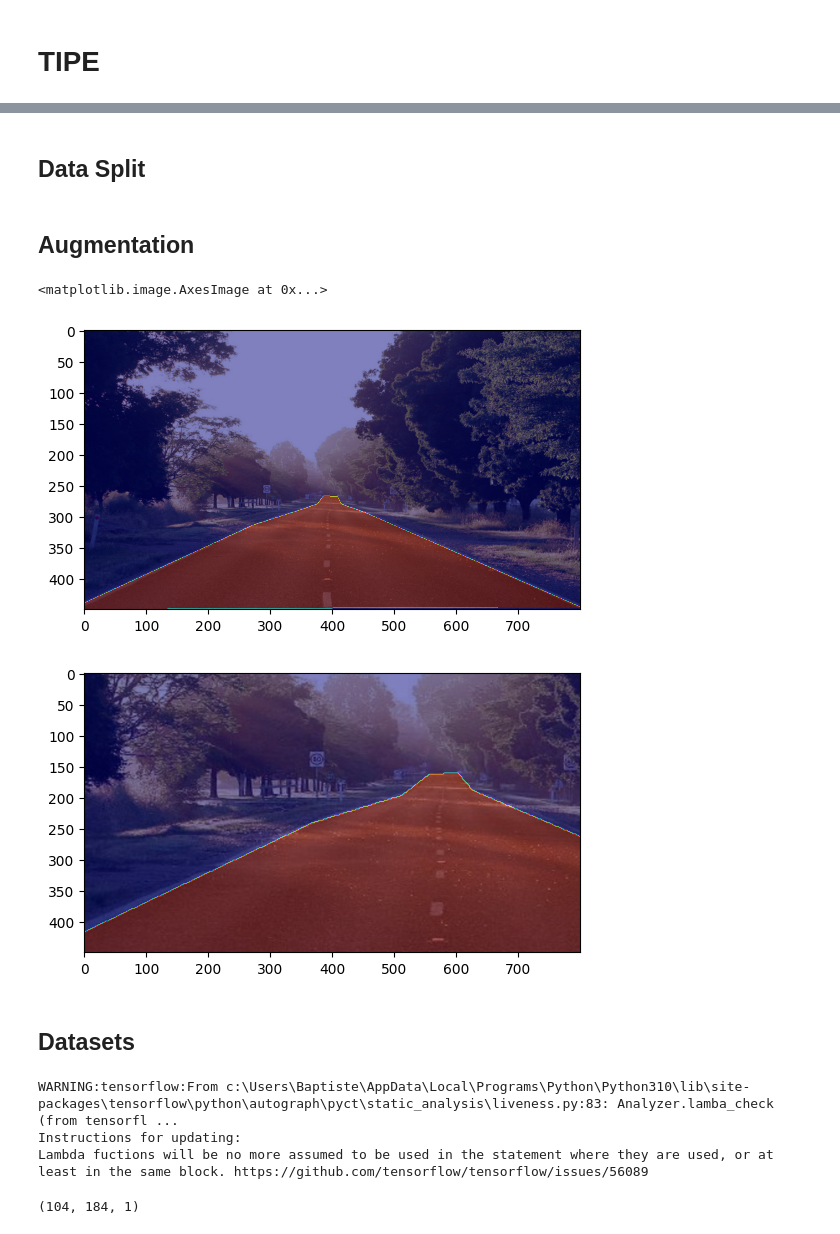
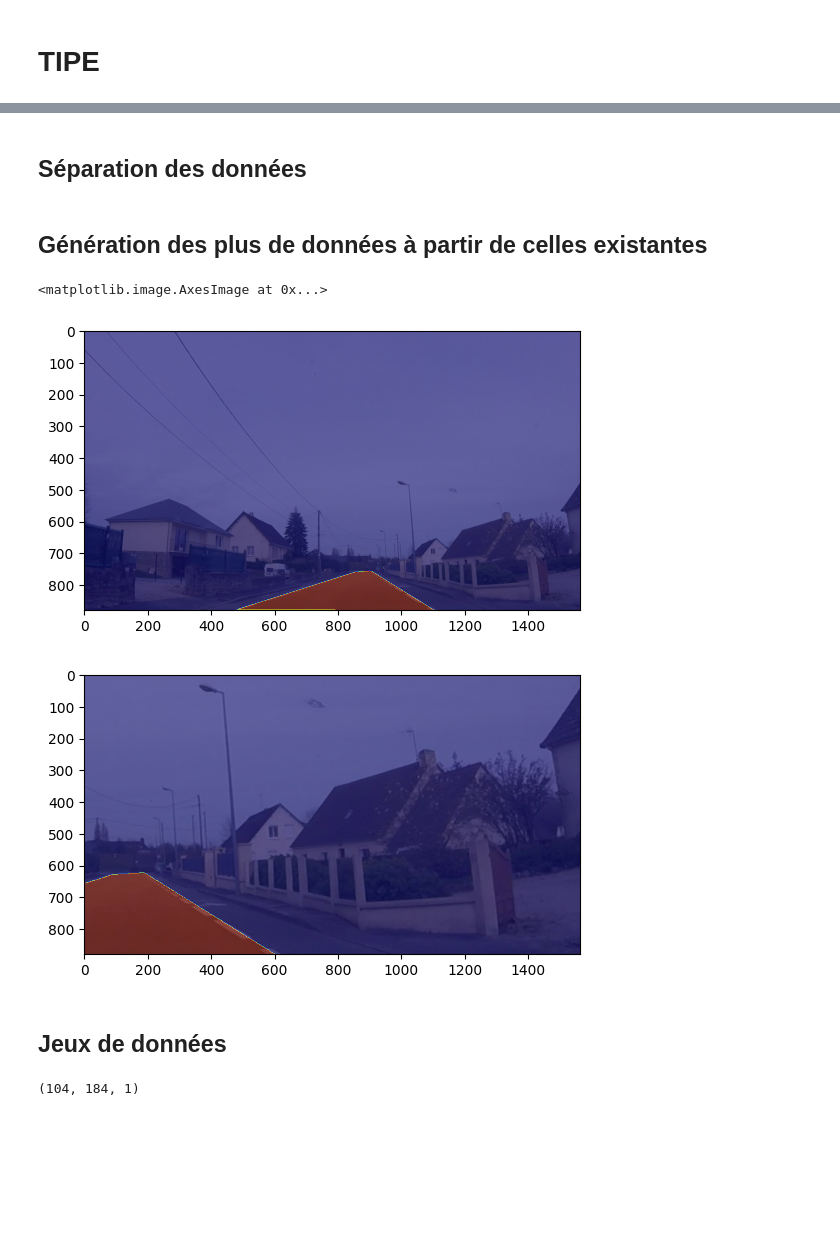
Before and after one commit to tekvalir/TIPE_recognition, a Jupyter notebook: TIPE.ipynb, the cells around one changed output, grey strips where cells are left out. Cells and saved outputs as stored; diff of their text form; code cells hidden in the pictures; blank space fills up the shorter version.

Commit message:
Changement de forme, Entrainement et étude sur des vraies données

```diff
--- a/TIPE.ipynb
+++ b/TIPE.ipynb
@@ -44,5 +44,5 @@ plt.show()
 # %% [markdown]
-## Data Split
+## Séparation des données
 # %%
 # Here split images into three folders: train / test / val
 # Need enough amount of images
@@ -58,25 +58,26 @@ plt.show()
 # %% [markdown]
-## Augmentation
+## Génération des plus de données à partir de celles existantes
 # %%
 import albumentations as alb
 # %%
-augmentor = alb.Compose([alb.RandomCrop(width=400, height=225), alb.HorizontalFlip(p=0.5), alb.RandomBrightnessContrast(p=0.2), alb.RandomGamma(p=0.2)])
+augmentor = alb.Compose([alb.CropNonEmptyMaskIfExists(width=750, height=421), alb.HorizontalFlip(p=0.5), alb.RandomBrightnessContrast(p=0.2), alb.RandomGamma(p=0.2)])
 # %%
-image = plt.imread(os.path.join('data', 'images', '5f07a2b6-b9bf-11ed-9af5-dc41a9ef7148.png'))
-mask = plt.imread(os.path.join('data', 'masks', '5f07a2b6-b9bf-11ed-9af5-dc41a9ef7148.png'))
+image = plt.imread(os.path.join('data', 'images', "train",'a0b9f304-d6ed-11ed-bd4d-b808cfebfb26.jpg'))
+mask = plt.imread(os.path.join('data', 'images', "train_masks", 'a0b9f304-d6ed-11ed-bd4d-b808cfebfb26.png'))
 # %%
 plt.imshow(image)
 plt.imshow(mask, cmap='jet', alpha=0.5)
 # %% [output]
 <matplotlib.image.AxesImage at 0x...>
-[figure, old version]
+[figure, new version]
 # %%
 transformed = augmentor(image=image, mask=mask)
-newim=cv2.resize(transformed['image'], dsize=(800,450))
-newmask=cv2.resize(transformed['mask'], dsize=(800,450))
+newim=cv2.resize(transformed['image'], dsize=(1564,880))
+newmask=cv2.resize(transformed['mask'], dsize=(1564,880))
 plt.imshow(newim)
-plt.imshow(newmask, cmap='jet', alpha=0.5)
-plt.imsave('test.png', newmask, cmap='gray')
+plt.imshow(newmask.astype(int), cmap='jet', alpha=0.5)
+# plt.imsave('test.png', newmask, cmap='gray')
+Image.fromarray(mask.astype("b1")).save("test.png")
 # %% [output]
-[figure, old version]
+[figure, new version]
 # %%
@@ -91,12 +102,8 @@ for file in os.listdir(os.path.join('data', 'images')):
 # %% [markdown]
-## Datasets
+## Jeux de données
 # %%
-train_images = tf.data.Dataset.list_files('data\\images\\*.jpg', shuffle=False)
+train_images = tf.data.Dataset.list_files('data\\images\\train\\*.jpg', shuffle=False)
 train_images = train_images.map(load_image)
 train_images = train_images.map(lambda x: tf.image.resize(x, (104,184)))
 train_images = train_images.map(lambda x: x/255)
-# %% [output]
-WARNING:tensorflow:From c:\Users\Baptiste\AppData\Local\Programs\Python\Python310\lib\site-packages\tensorflow\python\autograph\pyct\static_analysis\liveness.py:83: Analyzer.lamba_check (from tensorfl ...
-Instructions for updating:
-Lambda fuctions will be no more assumed to be used in the statement where they are used, or at least in the same block. https://github.com/tensorflow/tensorflow/issues/56089
 # %%
```
Also changed, not shown: parts of 43 cells of this notebook, 8 other files.
